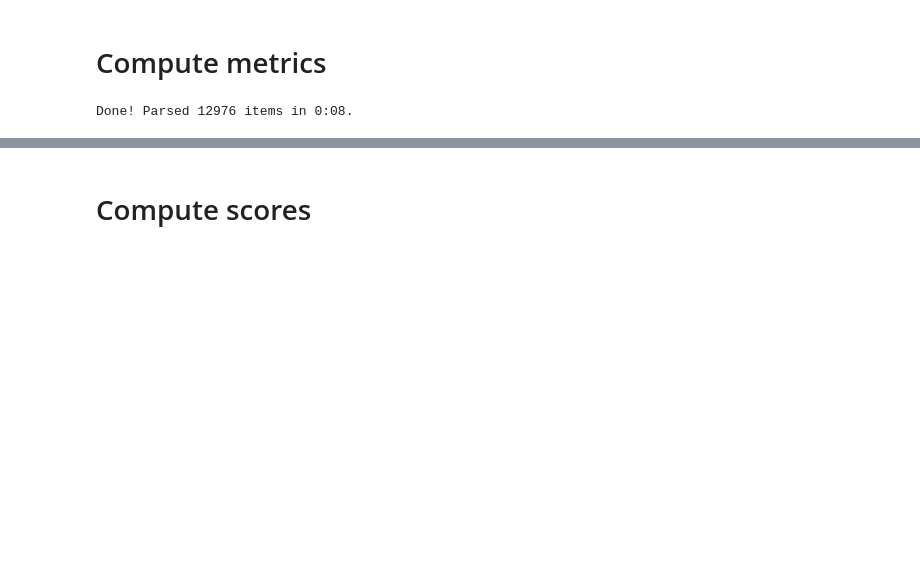
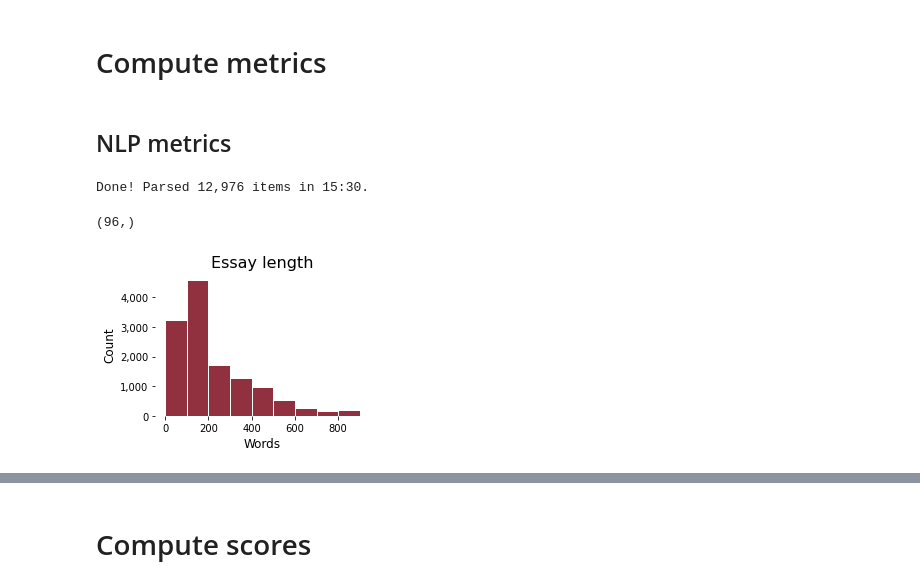
Before and after one commit to alexklapheke/essay, a Jupyter notebook: code/0-Parse_data-EDA.ipynb, the cells around one changed output, grey strips where cells are left out. Saved outputs shown, nothing was run; the diff lists cells and outputs as text; code cells hidden in the pictures; blank space fills up the shorter version.

Commit message:
Neural net; start presentation

```diff
--- a/code/0-Parse_data-EDA.ipynb
+++ b/code/0-Parse_data-EDA.ipynb
@@ -218,6 +255,8 @@ def logodds_dirichlet(i, j, prior=None):
     return delta / sigma
 # %% [markdown]
 # Compute metrics
+# %% [markdown]
+## NLP metrics
 # %%
 def is_word(w):
     return (not w.is_space) and (not w.is_punct)
@@ -245,4 +302,20 @@ def parse_essays(i, essay):
-# %%
-parse_essays(essays["essay"])
-# %% [output]
-Done! Parsed 12976 items in 0:08.
+# %%
+for i in range(96):
+    essays["vec" + str(i)] = np.nan
+
+parse_essays(essays["essay"])
+# %% [output]
+Done! Parsed 12,976 items in 15:30.
+# %%
+essays.loc[0, essays.columns.str.startswith("vec")].shape
+# %% [output]
+(96,)
+# %%
+plt.figure(figsize=(4, 3))
+ax = plt_setup("Essay length", "Words", "Count", xformat="{x:,.0f}", yformat="{x:,.0f}", ax=plt.gca())
+#ax.set_xticks(ax.get_xticks()[ax.get_xticks() != 0])
+ax.hist(essays["tokens"], color=palette[4], edgecolor="white", bins=range(0, 1000, 100));
+plt.tight_layout()
+plt.savefig("../graphs/length.svg", transparent=True)
+# %% [output]
+[figure, added]
```
Also changed, not shown: parts of 16 cells of this notebook, 31 other files.
